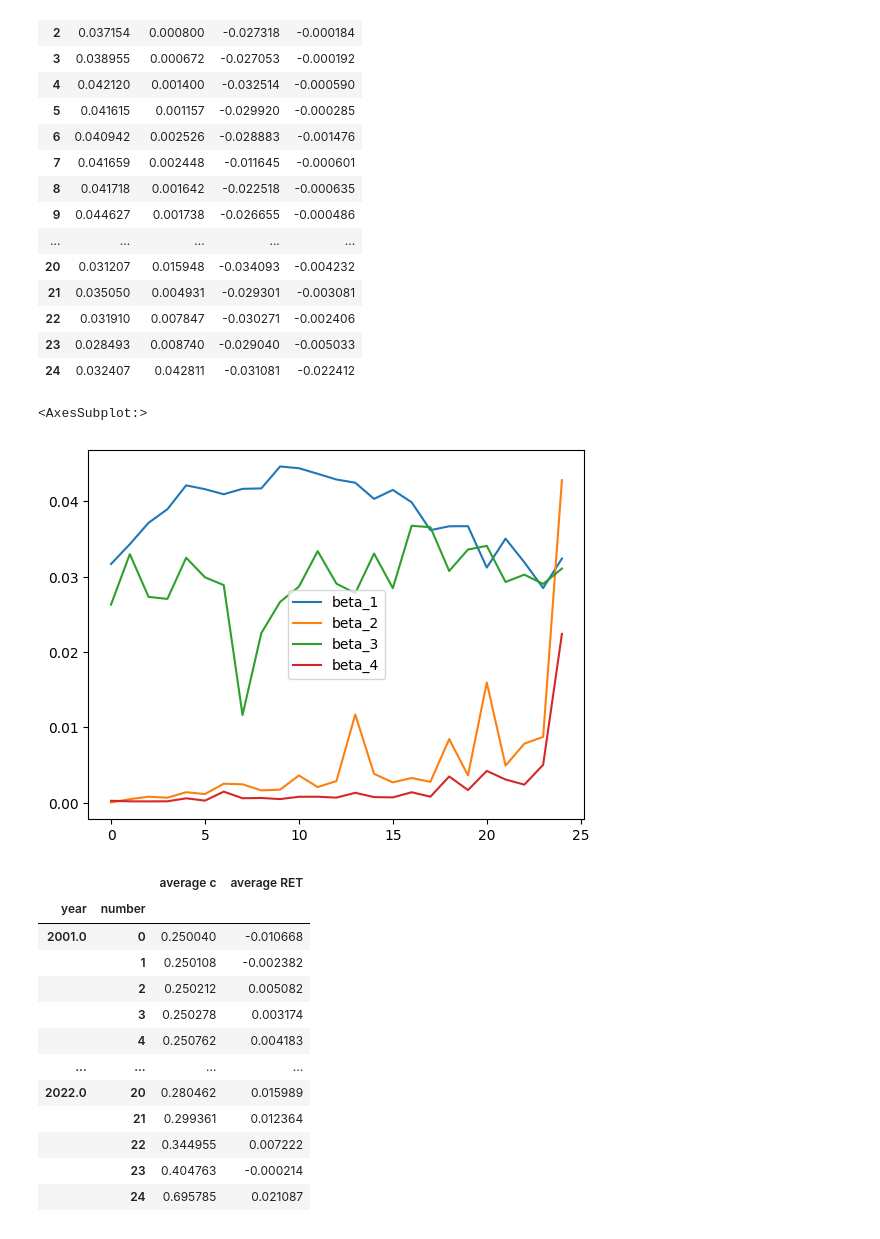
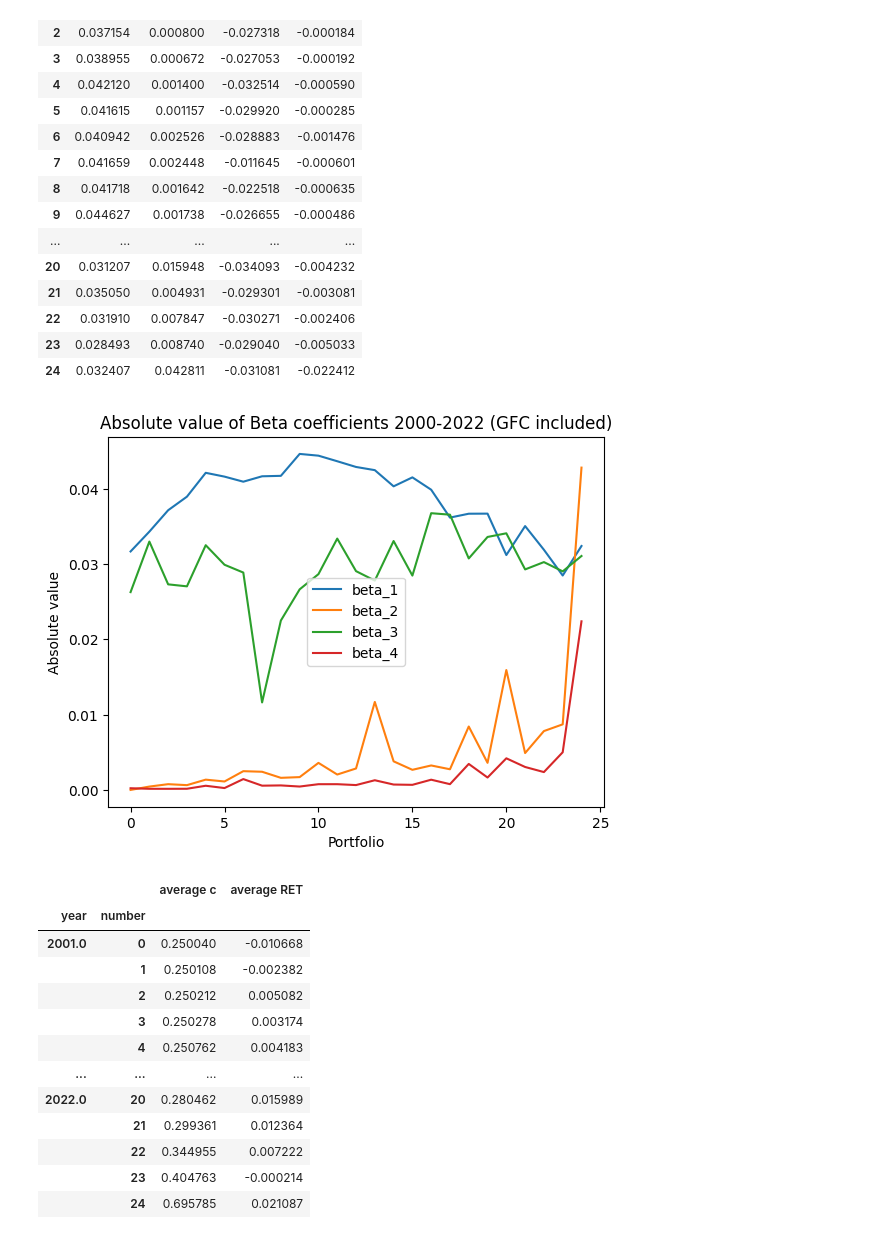
Before and after one commit to JMCG22/pm_cw, a Jupyter notebook: Data_combined_new_data.ipynb, the cells around one changed output. Saved outputs shown, nothing was run; the diff lists cells and outputs as text; code cells hidden in the pictures.

```diff
--- a/Data_combined_new_data.ipynb
+++ b/Data_combined_new_data.ipynb
@@ -770,15 +741,11 @@ df_non_market_illiquidity['ADJUSTED ILLIQUIDITY'] = np.zeros(len(df_non_market_i
 for index in df_non_market_illiquidity.index:
     pos = index[1:3]
 
-    #if (pos == (1962, 7)):
-    if (pos == (2000, 1)):
+    if (pos == start):
         df_non_market_illiquidity.loc[index, 'ADJUSTED ILLIQUIDITY'] = df_non_market_illiquidity.loc[index, 'ILLIQUIDITY']
     else:
         i = df_AMEX_NYSE_non_market_monthly_portfolio_caps.index.get_loc(pos)
         ratio = df_AMEX_NYSE_non_market_monthly_portfolio_caps.iloc[i - 1, 1]
-        df_non_market_illiquidity.loc[index, 'ADJUSTED ILLIQUIDITY'] = df_non_market_illiquidity.loc[index, 'ILLIQUIDITY'] * ratio
-
-# Now we can compute c
-df_non_market_illiquidity['c'] = np.minimum(0.25 + 0.3 * df_non_market_illiquidity['ADJUSTED ILLIQUIDITY'], 30.)'''
+        df_non_market_illiquidity.loc[index, 'ADJUSTED ILLIQUIDITY'] = df_non_market_illiquidity.loc[index, 'ILLIQUIDITY'] * ratio'''
 # %% [output]
 "# Now we can find the illiquidity adjustments c as described in the paper\n# To do so we first combine our illiquidity and cap dataframe so that each stock for each month of each year is multiplied b ...
@@ -949,12 +937,14 @@ market_regression_residual_restricted
 258 rows × 5 columns
 # %%
 arr_of_residual_c = []
-# To be used with old date
-'''market_portfolio_regression_restricted = market_portfolio_regression[17:]
-market_regression_residual_restricted = market_regression_residual[16:]'''
-# To be used for new data
-market_portfolio_regression_restricted = market_portfolio_regression
-market_regression_residual_restricted = market_regression_residual
+if data == 'paper':
+    # To be used with paper data
+    market_portfolio_regression_restricted = market_portfolio_regression[17:]
+    market_regression_residual_restricted = market_regression_residual[16:]
+else:
+    # To be used for new data
+    market_portfolio_regression_restricted = market_portfolio_regression
+    market_regression_residual_restricted = market_regression_residual
 
 for portfolio in arr_of_portfolios:
     df_residual_c = residual_c(portfolio)
@@ -1013,11 +1003,14 @@ df_of_betas
 | 22 | 0.031910 | 0.007847 | -0.030271 | -0.002406 |
 | 23 | 0.028493 | 0.008740 | -0.029040 | -0.005033 |
 | 24 | 0.032407 | 0.042811 | -0.031081 | -0.022412 |
-# %%
-df_of_betas.abs().plot()
-# %% [output]
-<AxesSubplot:>
-[figure, removed]
+# %%
+df_of_betas.abs().plot()
+plt.title('Absolute value of Beta coefficients 2000-2022 (GFC included)')
+plt.xlabel('Portfolio')
+plt.ylabel('Absolute value')
+plt.show()
+# %% [output]
+[figure, added]
 # %%
 # We need the average illiquidity for each portfoilio in each year. Then we will use these averages per year to calculate an average for the entire period of 1964-1999 for each portfolio
 df_non_market_for_portfolio_average = pd.DataFrame()
```
Also changed, not shown: parts of 26 cells of this notebook.
